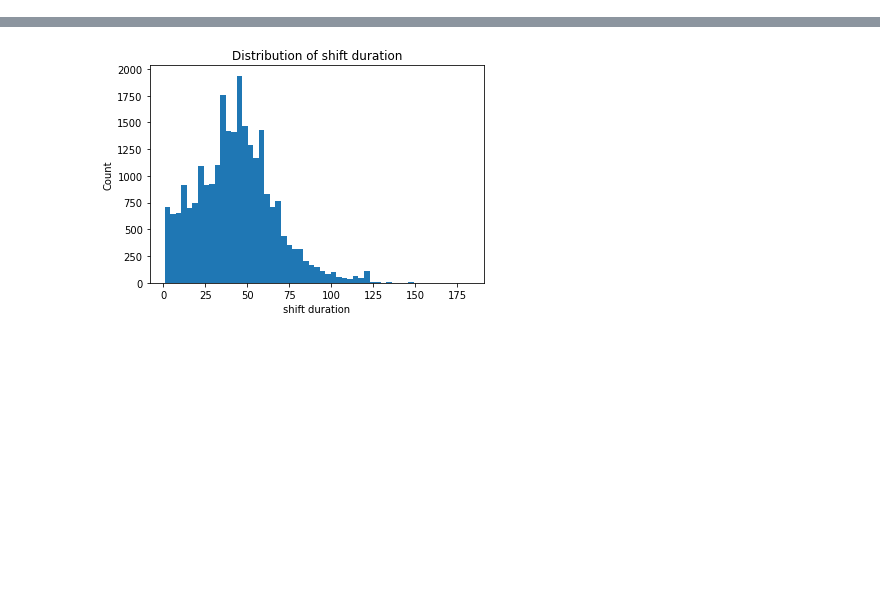
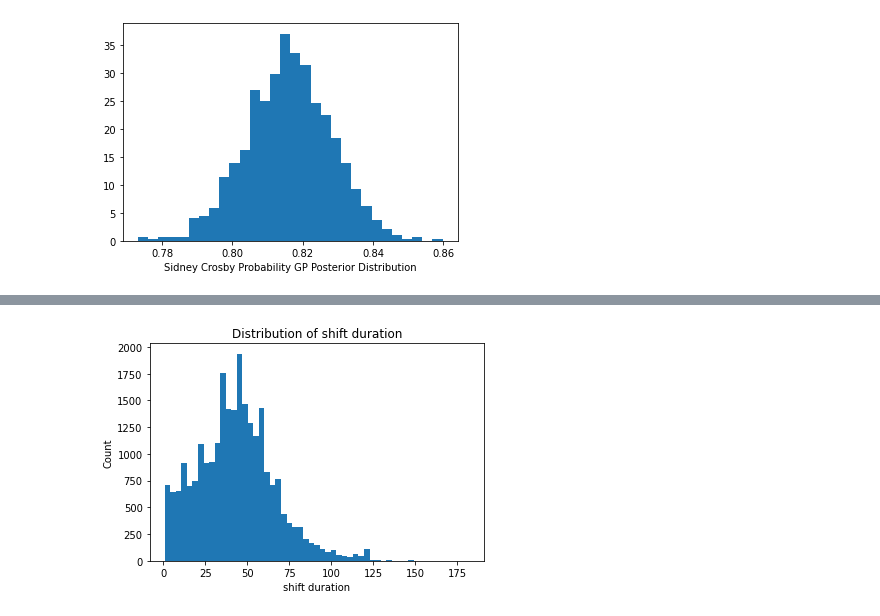
Before and after one commit to mcbarlowe/nhl_analysis, a Jupyter notebook: Predicting NHL Goals with Bayesian Methods.ipynb, the cells around one changed output, grey strips where cells are left out. Drawn from its saved outputs; the diff is of its cells as text; code cells hidden in the pictures; blank space fills up the shorter version.

```diff
--- a/Predicting NHL Goals with Bayesian Methods.ipynb
+++ b/Predicting NHL Goals with Bayesian Methods.ipynb
@@ -128,0 +119,8 @@ shift_data = shift_data[shift_data.DURATION < 200]
+# %%
+# Showing the distribution of our initial prior beta distribution
+r = beta.rvs(crosby_df['posterior_alpha'].values, crosby_df['posterior_beta'].values, size=1000)
+plt.hist(r, density=True, histtype='stepfilled', bins=30)
+plt.xlabel("Sidney Crosby Probability GP Posterior Distribution")
+plt.show()
+# %% [output]
+[figure, added]
```
Also changed, not shown: parts of 42 cells of this notebook, 2 other files.
